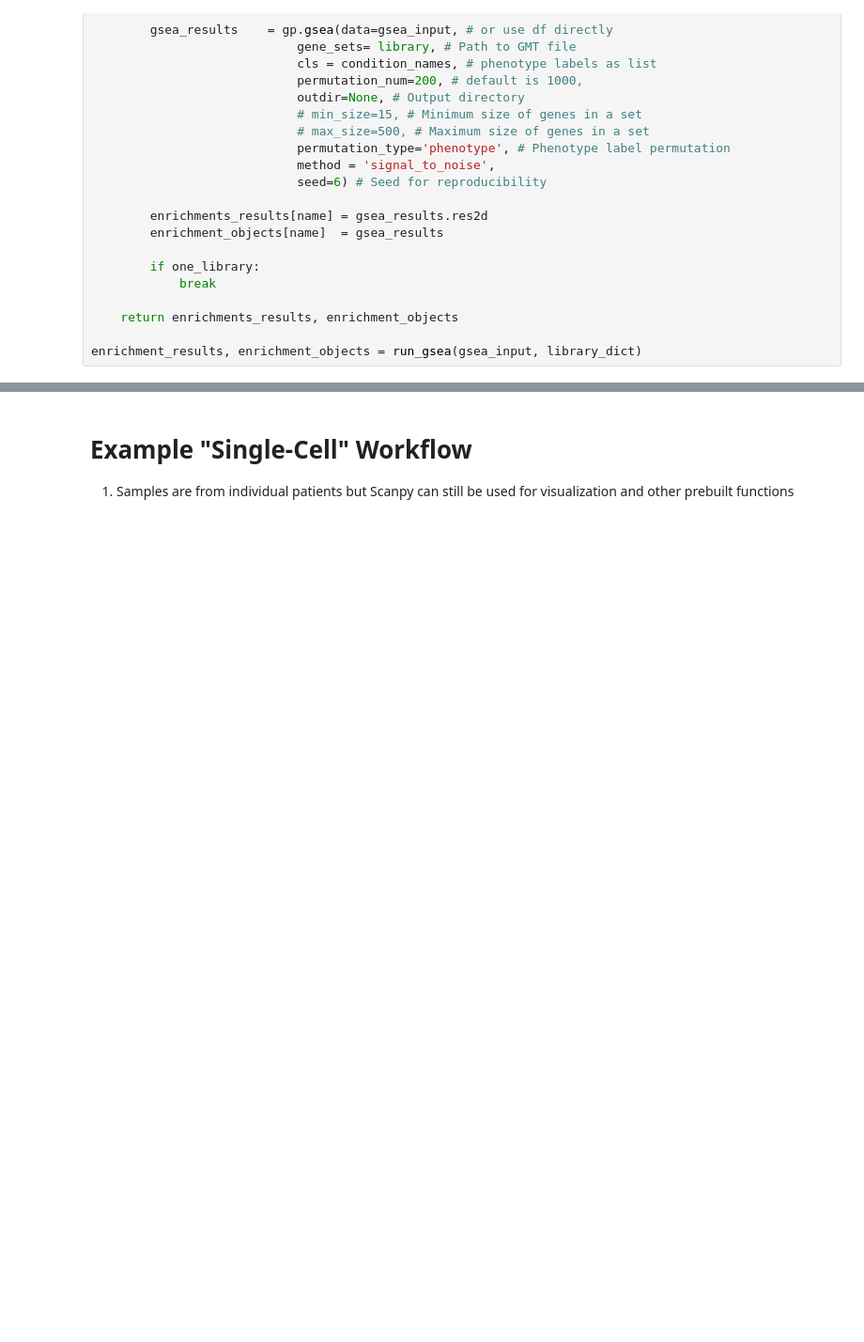
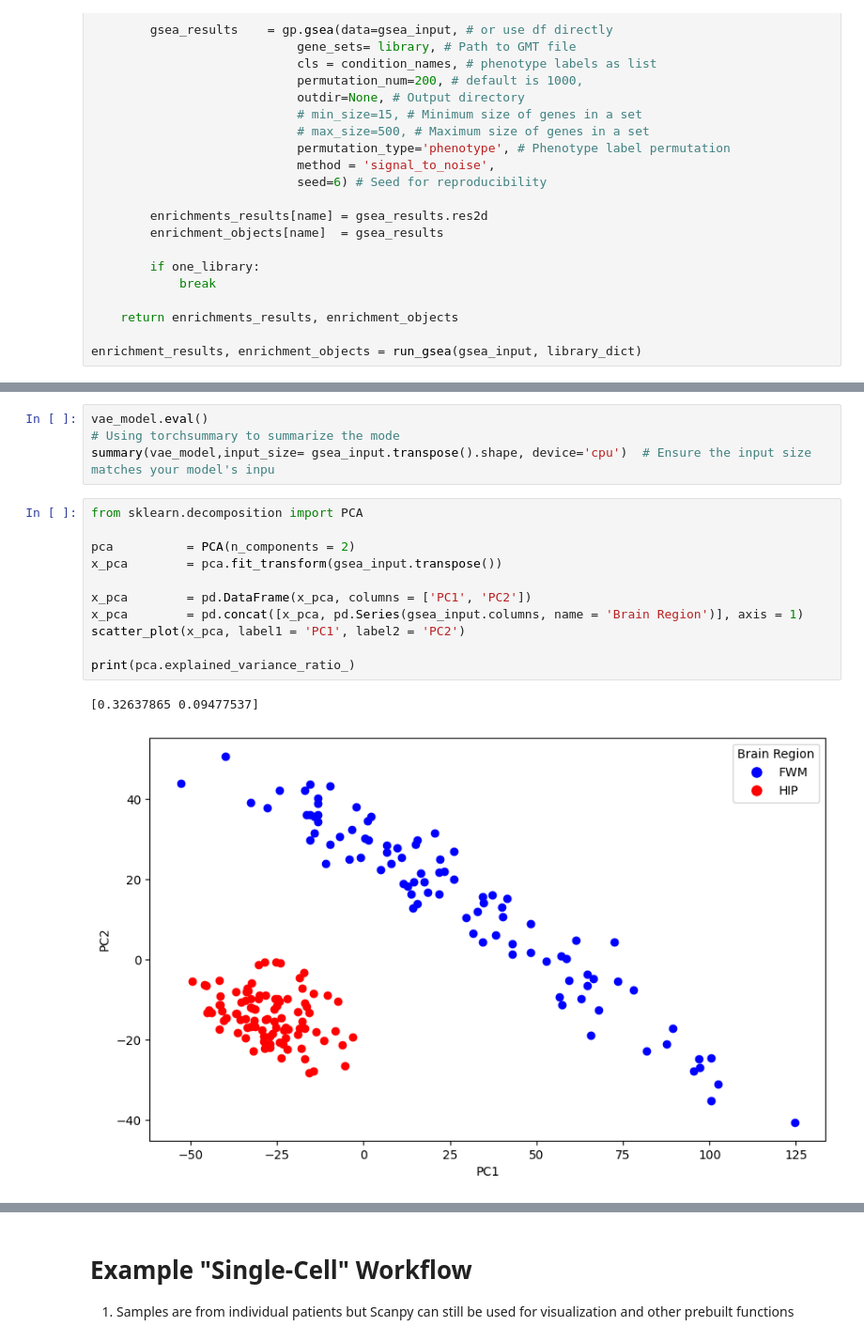
Before and after one commit to alexjimenez99/GSEA_RNAseq, a Jupyter notebook: SCANPY_RNAseq_Aging.ipynb, the cells around one changed output, grey strips where cells are left out. Shown: that part at 94% size. Saved outputs shown, nothing was run; the diff lists cells and outputs as text; blank space fills up the shorter version.

```diff
--- a/SCANPY_RNAseq_Aging.ipynb
+++ b/SCANPY_RNAseq_Aging.ipynb
@@ -315,0 +625,18 @@ plot_hmaps()
+# %%
+vae_model.eval()
+# Using torchsummary to summarize the mode
+summary(vae_model,input_size= gsea_input.transpose().shape, device='cpu')  # Ensure the input size matches your model's inpu
+# %%
+from sklearn.decomposition import PCA
+
+pca          = PCA(n_components = 2)
+x_pca        = pca.fit_transform(gsea_input.transpose())
+
+x_pca        = pd.DataFrame(x_pca, columns = ['PC1', 'PC2'])
+x_pca        = pd.concat([x_pca, pd.Series(gsea_input.columns, name = 'Brain Region')], axis = 1)
+scatter_plot(x_pca, label1 = 'PC1', label2 = 'PC2')
+
+print(pca.explained_variance_ratio_)
+# %% [output]
+[0.32637865 0.09477537]
+[figure, added]
```
Also changed, not shown: parts of 27 cells of this notebook.
